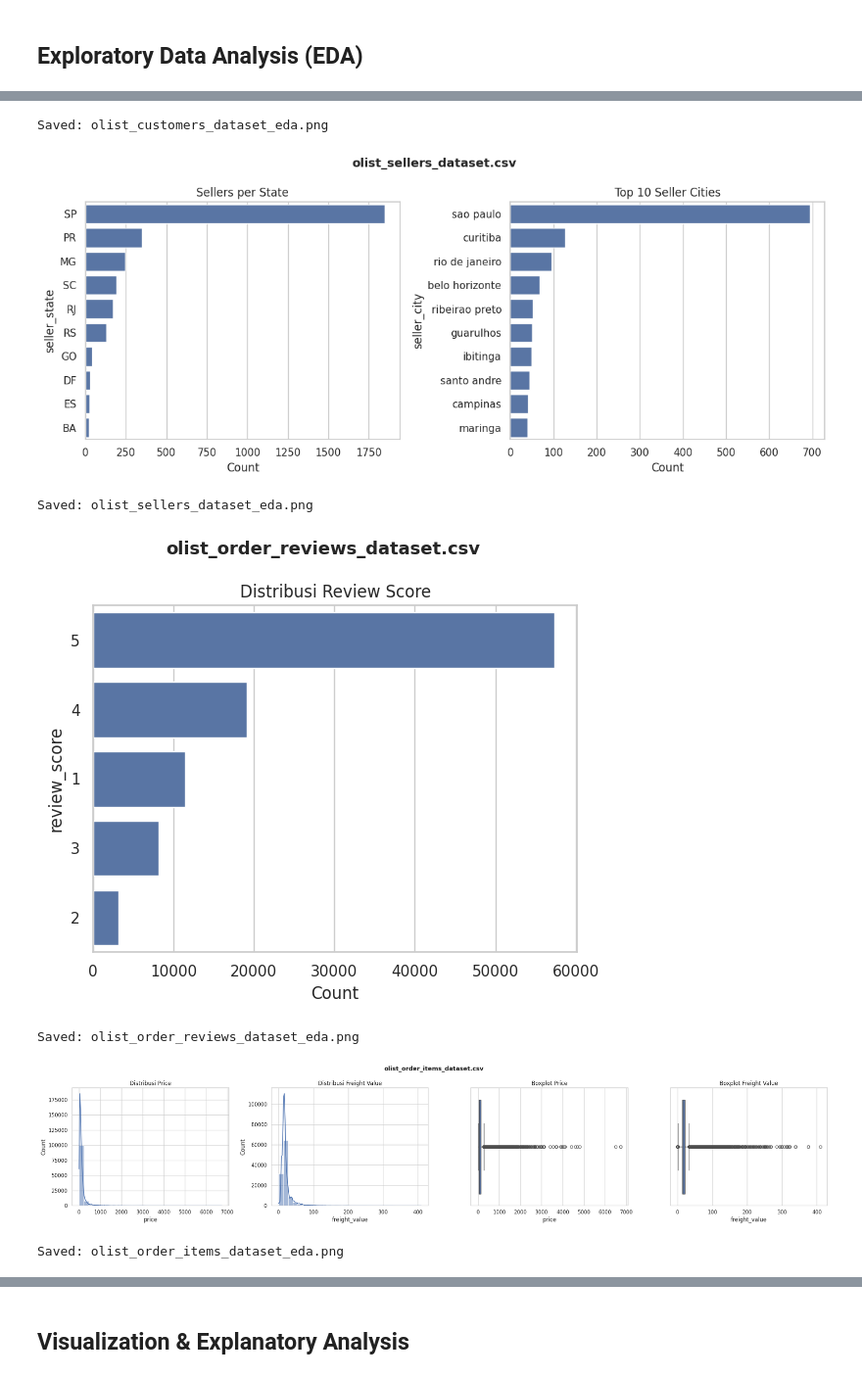
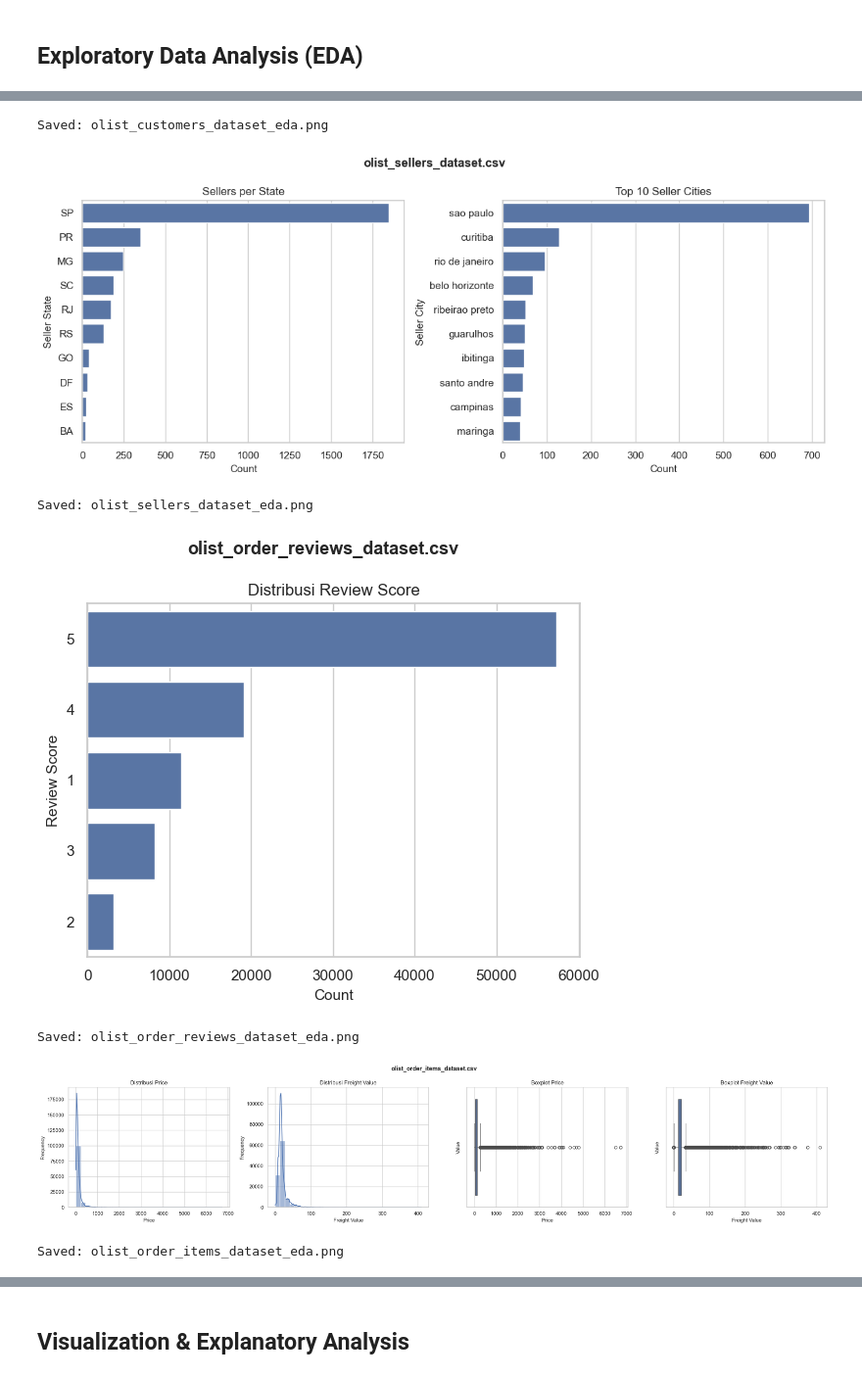
Before and after one commit to almaayunisaa/ecommerce-analysis-dashboard, a Jupyter notebook: Analysis Data Project.ipynb, the cells around one changed output, grey strips where cells are left out. Shown at 98% size. Saved outputs shown, nothing was run; the diff lists cells and outputs as text; code cells hidden in the pictures.

```diff
--- a/Analysis Data Project.ipynb
+++ b/Analysis Data Project.ipynb
@@ -210,5 +206,4 @@ Duplicate in file olist_order_payments_dataset.csv:
 # %%
-
 sns.set_theme(style="whitegrid")
 
 configs = {
@@ -275,26 +270,30 @@ for filename, charts in configs.items():
                 order = df[col].value_counts().index
             sns.countplot(data=df, y=col, order=order, ax=ax)
             ax.set_title(chart["title"])
-            ax.set_xlabel("Count")
-            ax.set_ylabel(col)
+            ax.set_xlabel("Count", fontsize=11)
+            ax.set_ylabel(col.replace("_", " ").title(), fontsize=11)
 
         elif ctype == "hist":
             col = chart["col"]
             sns.histplot(df[col], bins=30, kde=True, ax=ax)
             ax.set_title(chart["title"])
+            ax.set_xlabel(col.replace("_", " ").title(), fontsize=11)
+            ax.set_ylabel("Frequency", fontsize=11)
 
         elif ctype == "box":
             col = chart["col"]
             sns.boxplot(x=df[col], ax=ax)
             ax.set_title(chart["title"])
+            ax.set_xlabel(col.replace("_", " ").title(), fontsize=11)
+            ax.set_ylabel("Value", fontsize=11)
 
         elif ctype == "scatter":
             sample = chart.get("sample", len(df))
             dfs = df.sample(min(sample, len(df)), random_state=42)
             ax.scatter(dfs[chart["col_x"]], dfs[chart["col_y"]], alpha=0.1, s=1)
             ax.set_title(chart["title"])
-            ax.set_xlabel(chart["col_x"])
-            ax.set_ylabel(chart["col_y"])
+            ax.set_xlabel("Longitude", fontsize=11)
+            ax.set_ylabel("Latitude", fontsize=11)
 
     plt.tight_layout()
     plt.savefig(os.path.join(output_path, filename.replace(".csv", "_eda.png")), dpi=100)
@@ -305,7 +304,7 @@ for filename, charts in configs.items():
 Saved: olist_customers_dataset_eda.png
-[figure, old version]
+[figure, new version]
 Saved: olist_sellers_dataset_eda.png
-[figure, old version]
+[figure, new version]
 Saved: olist_order_reviews_dataset_eda.png
-[figure, old version]
+[figure, new version]
 Saved: olist_order_items_dataset_eda.png
```
Also changed, not shown: parts of 30 cells of this notebook, 10 other files.
